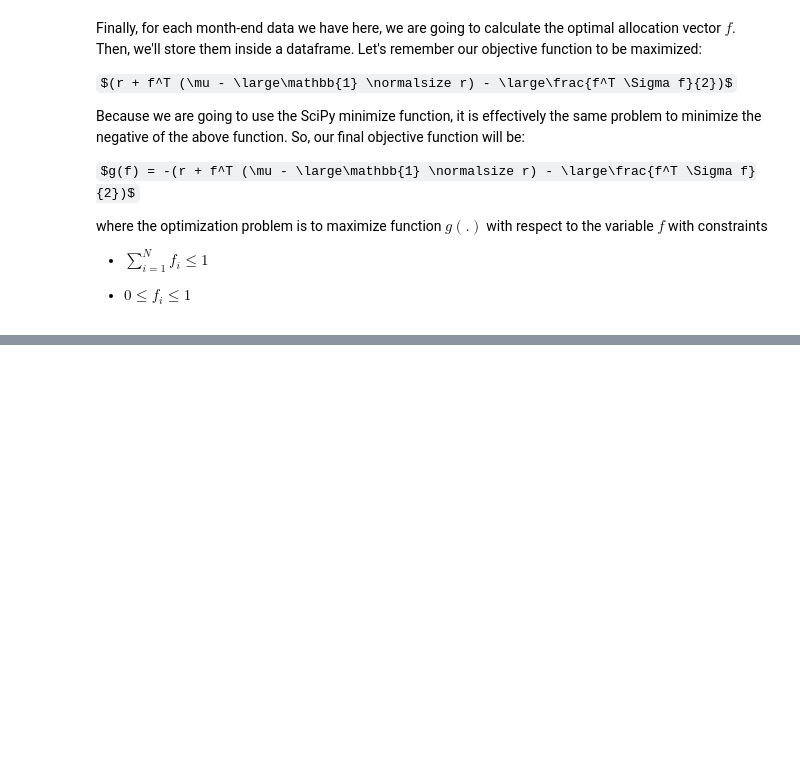
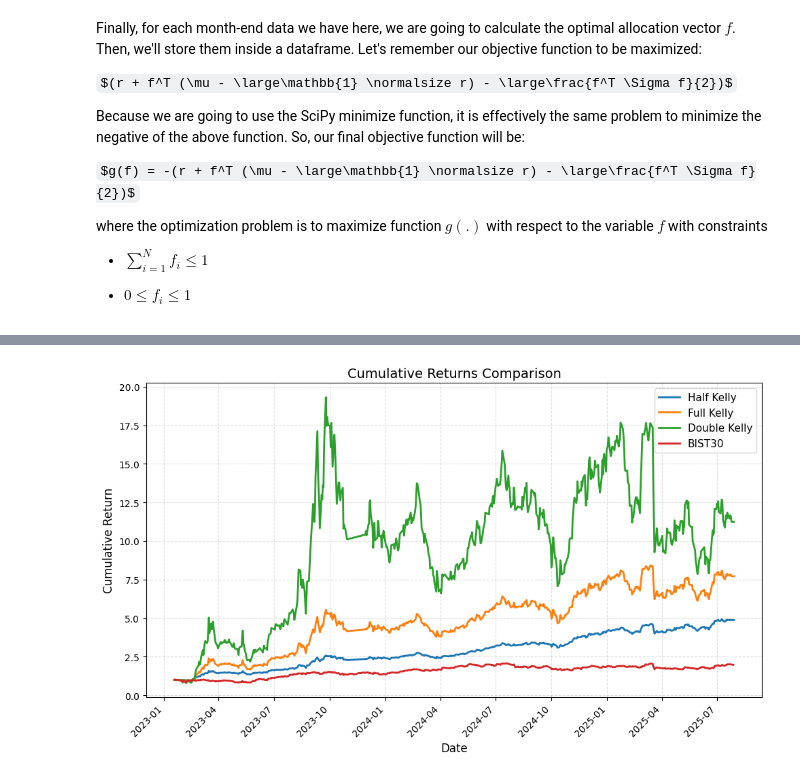
Before and after one commit to adevrent/linkedin_articles, a Jupyter notebook: Article_1/A1.ipynb, the cells around one changed output, grey strips where cells are left out. Saved outputs shown, nothing was run; the diff lists cells and outputs as text; code cells hidden in the pictures; some formulas as TeX source; blank space fills up the shorter version.

```diff
--- a/Article_1/A1.ipynb
+++ b/Article_1/A1.ipynb
@@ -260,0 +240,6 @@ After optimizing for the allocations, we check for the shape of the optimum $f$
+# %%
+# Half Kelly optimum f dataframe
+f_optimum_df_half_kelly = f_optimum_df / 2.0
+
+# Double Kelly optimum f dataframe
+f_optimum_df_double_kelly = f_optimum_df * 2.0
@@ -261,5 +248,6 @@ After optimizing for the allocations, we check for the shape of the optimum $f$
 # %%
-def calc_daily_portfolio_returns(merged_df, f_optimum_matrix):
-    ones_vector = np.ones(k)
-    col_f = f[:, np.newaxis]
-    return (r + np.dot(f, (mu - ones_vector*r)))
+# Download and calculate returns for BIST30 index
+bist30_data = yf.download("XU030.IS", start=start_date, end=end_date)["Close"]
+bist30_returns = bist30_data.loc[merged_df.index[0]:merged_df.index[-1], :].pct_change().shift(-1).dropna()
+bist30_returns.columns = ["XU30 returns"]
+bist30_returns.head()
@@ -265,0 +263,82 @@ def calc_daily_portfolio_returns(merged_df, f_optimum_matrix):
+# %%
+# stock columns
+stock_cols = merged_df.columns.drop("r")
+
+# helper to forward‐fill and compute daily returns
+def get_daily_ret(f_df):
+    f_df = f_df.copy()
+    f_df.columns = stock_cols
+    f_daily = f_df.reindex(merged_df.index, method="ffill")
+    excess = merged_df[stock_cols].sub(merged_df["r"], axis=0)
+    return merged_df["r"] + (f_daily * excess).sum(axis=1)
+
+# full/half/double Kelly daily returns
+ret_kelly = get_daily_ret(f_optimum_df)
+ret_half = get_daily_ret(f_optimum_df_half_kelly)
+ret_double = get_daily_ret(f_optimum_df_double_kelly)
+
+# Define BIST30 benchmark returns and cumulative series
+ret_bench = bist30_returns.iloc[:, 0]
+
+cum_kelly = (1 + ret_kelly).cumprod()
+cum_half = (1 + ret_half).cumprod()
+cum_double = (1 + ret_double).cumprod()
+cum_bench = (1 + ret_bench).cumprod()
+
+# Plot cumulative returns ---
+fig, ax = plt.subplots(figsize=(10,6))
+ax.plot(cum_half,   label="Half Kelly",    linewidth=2)
+ax.plot(cum_kelly,  label="Full Kelly",         linewidth=2)
+ax.plot(cum_double, label="Double Kelly",  linewidth=2)
+ax.plot(cum_bench,  label="BIST30",linewidth=2)
+
+ax.set_title("Cumulative Returns Comparison", fontsize=14)
+ax.set_xlabel("Date", fontsize=12)
+ax.set_ylabel("Cumulative Return", fontsize=12)
+ax.legend(fontsize=11)
+ax.grid(True, linestyle="--", alpha=0.4)
+fig.autofmt_xdate(rotation=45)
+plt.tight_layout()
+plt.show()
+
+# Compute and plot annualized Sharpe ratios ---
+# Annualized Sharpe = (mean daily ret / std daily ret) * sqrt(252)
+names  = ["Half Kelly", "Full Kelly", "Double Kelly", "BIST30"]
+values = [
+    ret_half.mean()   / ret_half.std()   * np.sqrt(252),
+    ret_kelly.mean()  / ret_kelly.std()  * np.sqrt(252),
+    ret_double.mean() / ret_double.std() * np.sqrt(252),
+    ret_bench.mean()  / ret_bench.std()  * np.sqrt(252),
+]
+
+colors = ["tab:blue", "tab:orange", "tab:green", "tab:red"]
+
+
+fig, ax = plt.subplots(figsize=(7,4))
+bars = ax.bar(names, values, color=colors, edgecolor="black")
+
+ax.set_title("Annualized Sharpe Ratio Comparison", fontsize=14)
+ax.set_ylabel("Sharpe Ratio", fontsize=12)
+ax.grid(axis="y", linestyle="--", alpha=0.4)
+
+for bar in bars:
+    h = bar.get_height()
+    ax.annotate(
+        f"{h:.2f}",
+        xy=(bar.get_x() + bar.get_width() / 2, h),
+        xytext=(0, 5),
+        textcoords="offset points",
+        ha="center",
+        va="bottom",
+        fontsize=11,
+        clip_on=False
+    )
+
+fig.subplots_adjust(top=0.88)
+
+plt.tight_layout(rect=[0, 0, 1, 0.90])
+top_val = max(values)
+ax.set_ylim(0, top_val * 1.15)
+plt.show()
+# %% [output]
+[figure, added]
```
Also changed, not shown: parts of 9 cells of this notebook.
